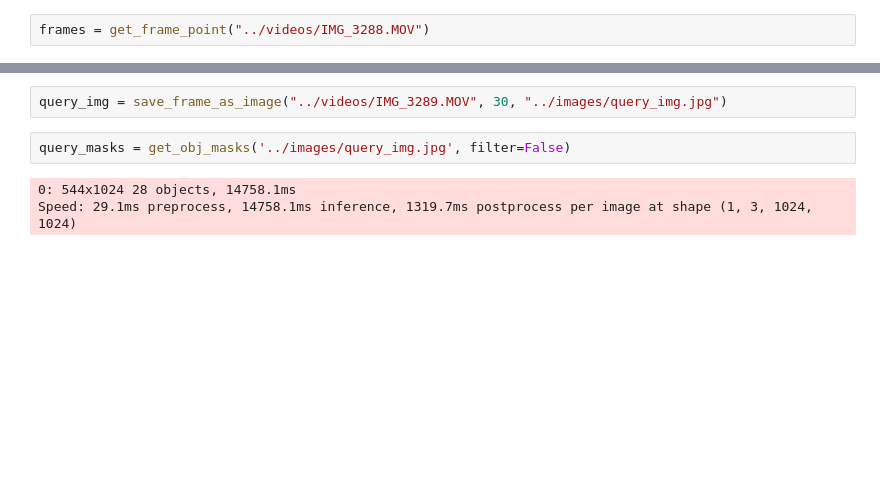
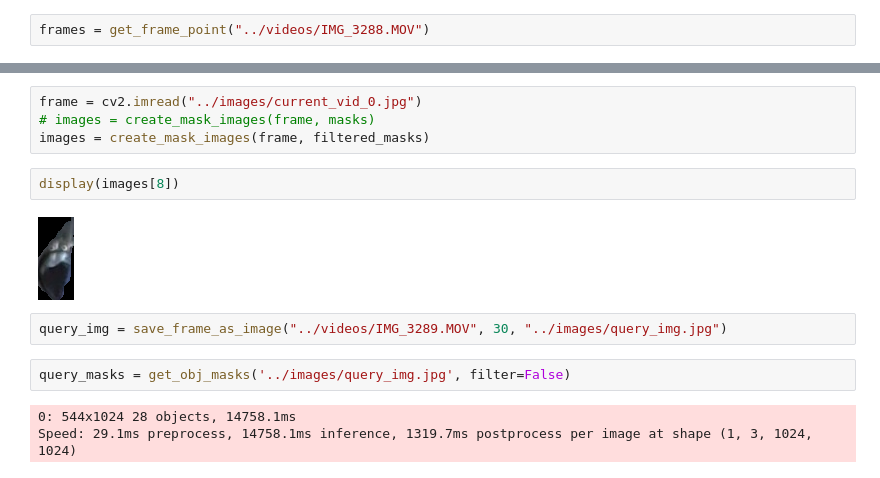
Before and after one commit to mimic-labs/mimic, a Jupyter notebook: segmentation/segmentation.ipynb, the cells around one changed output, grey strips where cells are left out. Saved outputs shown, nothing was run; the diff lists cells and outputs as text; blank space fills up the shorter version.

```diff
--- a/segmentation/segmentation.ipynb
+++ b/segmentation/segmentation.ipynb
@@ -312,3 +633,11 @@ torch.Size([15, 1080, 1920])
+# %%
+frame = cv2.imread("../images/current_vid_0.jpg")
+# images = create_mask_images(frame, masks)
+images = create_mask_images(frame, filtered_masks)
+# %%
+display(images[8])
+# %% [output]
+[figure, added]
 # %%
 query_img = save_frame_as_image("../videos/IMG_3289.MOV", 30, "../images/query_img.jpg")
 # %%
```
Also changed, not shown: parts of 16 cells of this notebook, 1 other file.
